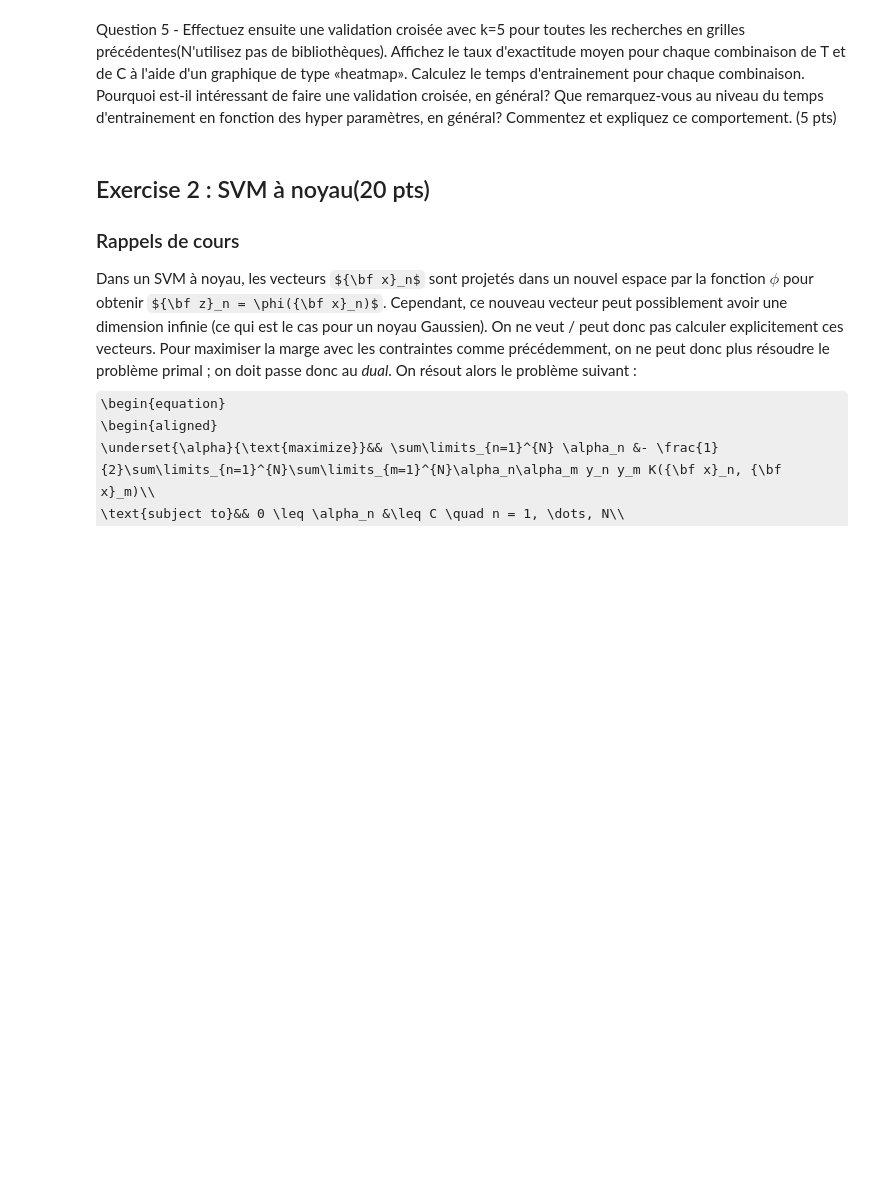
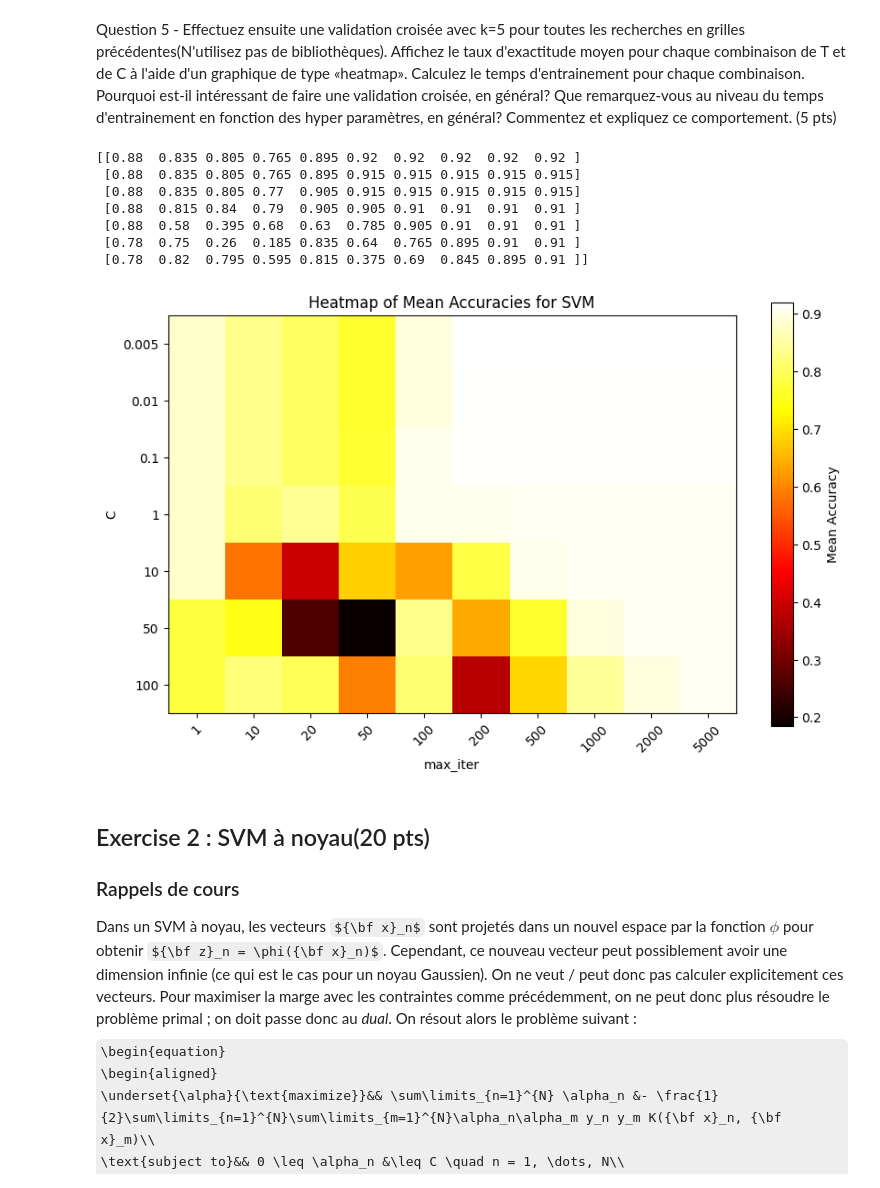
Before and after one commit to Manashap/GPA671, a Jupyter notebook: Lab2_V2.0.ipynb, the cells around one changed output. Cells and saved outputs as stored; diff of their text form; code cells hidden in the pictures; some formulas as TeX source; blank space fills up the shorter version.

```diff
--- a/Lab2_V2.0.ipynb
+++ b/Lab2_V2.0.ipynb
@@ -185,6 +181,63 @@ print("Accuracy on test set:", accuracy)
 Accuracy on test set: 0.91
 # %% [markdown]
 Question 5 - Effectuez ensuite une validation croisée avec k=5 pour toutes les recherches en grilles précédentes(N'utilisez pas de bibliothèques). Affichez le taux d'exactitude moyen pour chaque combinaison de T et de C à l'aide d'un graphique de type «heatmap». Calculez le temps d'entrainement pour chaque combinaison. Pourquoi est-il intéressant de faire une validation croisée, en général? Que remarquez-vous au niveau du temps d'entrainement en fonction des hyper paramètres, en général? Commentez et expliquez ce comportement. (5 pts)
+# %%
+def train_svm(X_train, Y_train, hp_c, hp_max_iter):
+    model = SVC(kernel="linear", C=hp_c, max_iter=hp_max_iter)
+    model.fit(X_train, Y_train)
+
+    return model
+
+def predict_svm(model, X_test):
+    y_pred = model.predict(X_test)
+    return y_pred
+
+def cross_validation(X, y, C_values, max_iter_values, k=5):
+    results = {}
+    for C in C_values:
+        for max_iter in max_iter_values:
+            results[(C, max_iter)] = {'accuracy': [], 'training_time': []}
+            for i in range(k):
+                # Train and evaluate the model
+                model = train_svm(X_train, y_train, C, max_iter)
+                y_pred = predict_svm(model, X_test)
+                accuracy = np.mean(y_pred == y_test)
+
+                results[(C, max_iter)]['accuracy'].append(accuracy)
+                #results[(C, max_iter)]['training_time'].append(training_time)
+
+    return results
+
+results = cross_validation(X, y, c, t, k=5)
+
+
+mean_accuracies = np.zeros((len(c), len(t)))
+mean_training_times = np.zeros((len(c), len(t)))
+
+for i, C in enumerate(c):
+    for j, max_iter in enumerate(t):
+        mean_accuracies[i, j] = np.mean(results[(C, max_iter)]['accuracy'])
+
+print(mean_accuracies)
+
+plt.figure(figsize=(10, 6))
+plt.imshow(mean_accuracies, cmap=plt.cm.hot, interpolation='nearest')
+plt.xlabel('max_iter')
+plt.ylabel('C')
+plt.colorbar(label='Mean Accuracy')
+plt.xticks(np.arange(len(t)), t, rotation=45)
+plt.yticks(np.arange(len(c)), c)
+plt.title('Heatmap of Mean Accuracies for SVM')
+plt.show()
+# %% [output]
+[[0.88  0.835 0.805 0.765 0.895 0.92  0.92  0.92  0.92  0.92 ]
+ [0.88  0.835 0.805 0.765 0.895 0.915 0.915 0.915 0.915 0.915]
+ [0.88  0.835 0.805 0.77  0.905 0.915 0.915 0.915 0.915 0.915]
+ [0.88  0.815 0.84  0.79  0.905 0.905 0.91  0.91  0.91  0.91 ]
+ [0.88  0.58  0.395 0.68  0.63  0.785 0.905 0.91  0.91  0.91 ]
+ [0.78  0.75  0.26  0.185 0.835 0.64  0.765 0.895 0.91  0.91 ]
+ [0.78  0.82  0.795 0.595 0.815 0.375 0.69  0.845 0.895 0.91 ]]
+[figure, added]
 # %% [markdown]
 ## Exercise 2 : SVM à noyau(20 pts)
 
```
Also changed, not shown: parts of 17 cells of this notebook.
